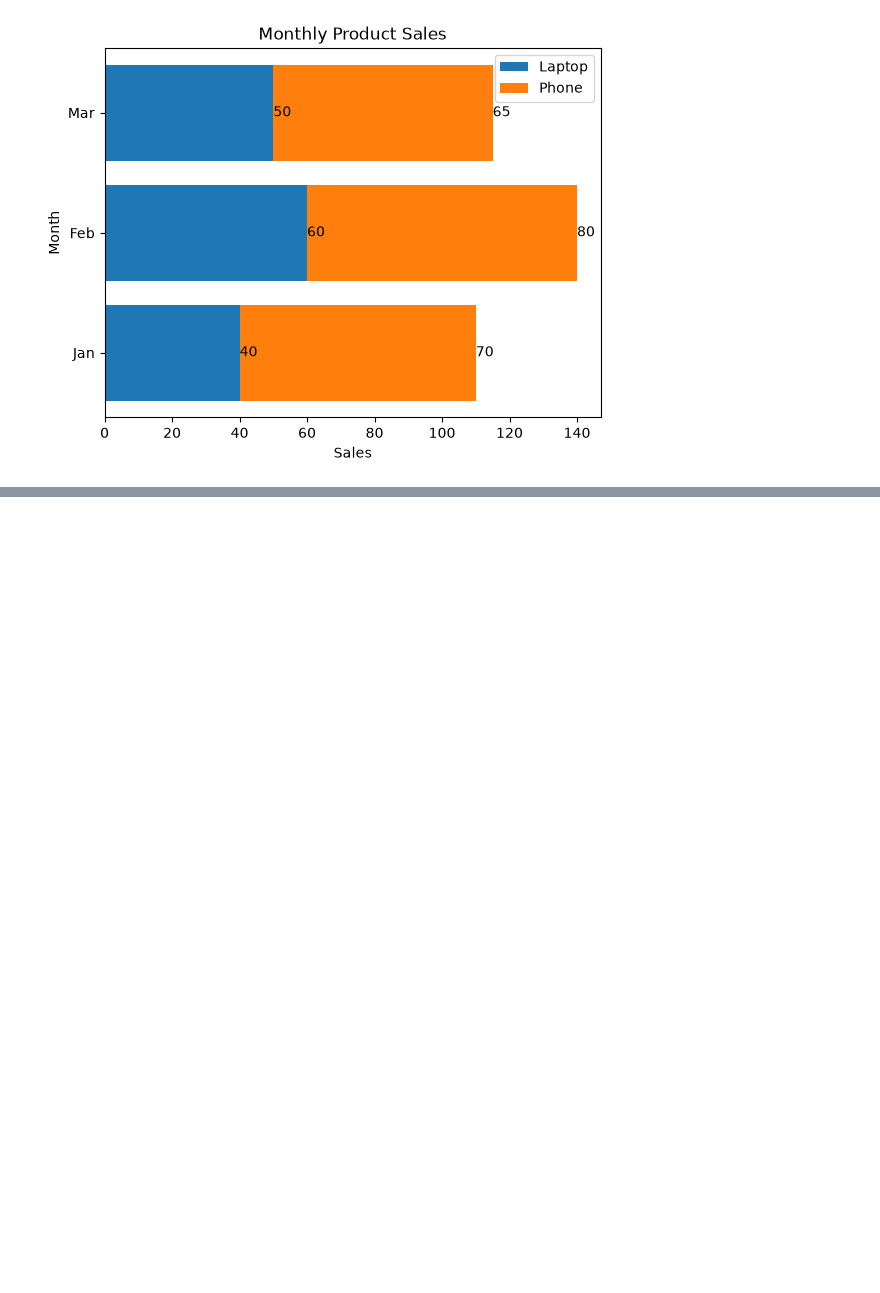
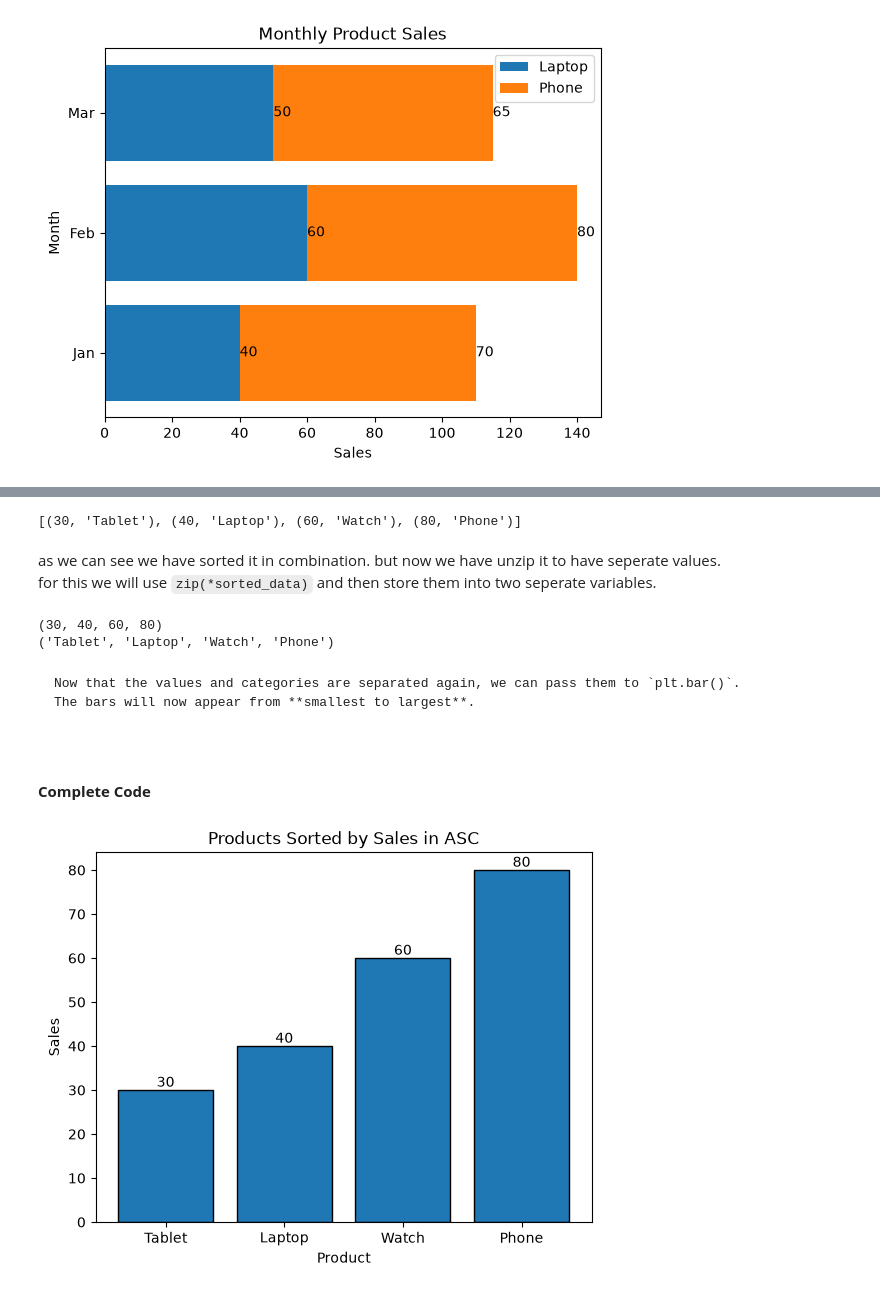
Before and after one commit to infinityrohit07/learning-matplotlib, a Jupyter notebook: 04_barcharts.ipynb, the cells around one changed output, grey strips where cells are left out. Saved outputs shown, nothing was run; the diff lists cells and outputs as text; code cells hidden in the pictures; blank space fills up the shorter version.

````diff
--- a/04_barcharts.ipynb
+++ b/04_barcharts.ipynb
@@ -799,0 +883,45 @@ plt.show()
+# %%
+sorted_data = sorted(zip(sales,products))
+print(list(sorted_data))
+# %% [output]
+[(30, 'Tablet'), (40, 'Laptop'), (60, 'Watch'), (80, 'Phone')]
+# %% [markdown]
+as we can see we have sorted it in combination. but now we have unzip it to have seperate values.
+for this we will use `zip(*sorted_data)` and then store them into two seperate variables.
+# %%
+sorted_sales, sorted_products = zip(*sorted_data)
+print(sorted_sales)
+print(sorted_products)
+# %% [output]
+(30, 40, 60, 80)
+('Tablet', 'Laptop', 'Watch', 'Phone')
+# %% [markdown]
+```text
+Now that the values and categories are separated again, we can pass them to `plt.bar()`.
+The bars will now appear from **smallest to largest**.
+# %% [markdown]
+#### **Complete Code**
+# %%
+import matplotlib.pyplot as plt
+
+products = ["Laptop", "Phone", "Tablet", "Watch"]
+sales = [40, 80, 30, 60]
+
+# Sort from smallest to largest
+sorted_data =  sorted(zip(sales,products))
+
+# seperate the values
+sorted_sales, sorted_products = zip(*sorted_data)
+
+# create the bar chart
+bars = plt.bar(sorted_products, sorted_sales, edgecolor="black")
+
+plt.bar_label(bars)
+
+plt.title("Products Sorted by Sales in ASC")
+plt.xlabel("Product")
+plt.ylabel("Sales")
+
+plt.show()
+# %% [output]
+[figure, added]
````
Also changed, not shown: parts of 14 cells of this notebook.
